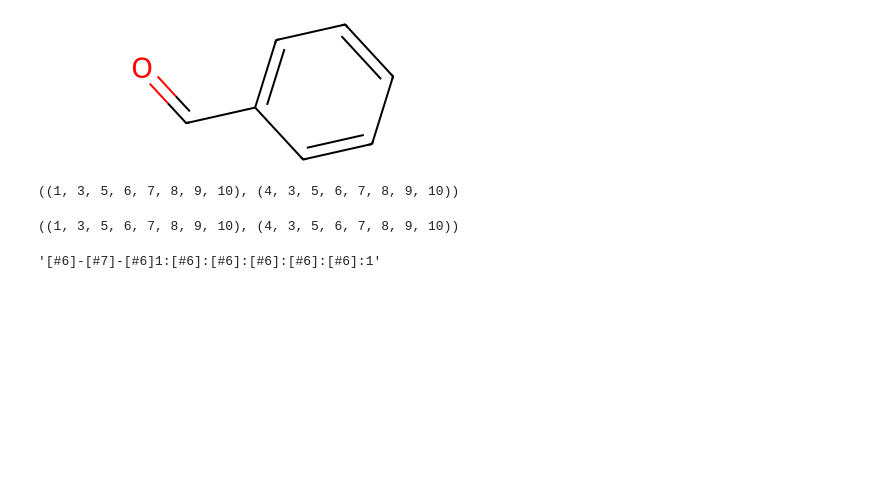
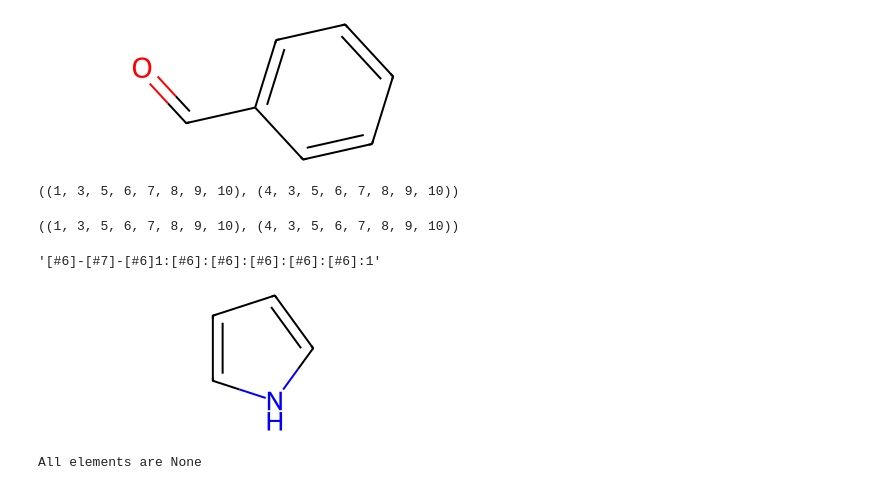
Before and after one commit to TieuLongPhan/SynRBL, a Jupyter notebook: Pipeline/Validation/check_rule_based.ipynb, the cells around one changed output. Drawn from its saved outputs; the diff is of its cells as text; code cells hidden in the pictures; blank space fills up the shorter version.

```diff
--- a/Pipeline/Validation/check_rule_based.ipynb
+++ b/Pipeline/Validation/check_rule_based.ipynb
@@ -682,3 +682,7 @@ mcs_mol = Chem.MolFromSmarts(mcs.smartsString)
 mcs.smartsString
 # %% [output]
 '[#6]-[#7]-[#6]1:[#6]:[#6]:[#6]:[#6]:[#6]:1'
+# %%
+Chem.MolFromSmiles('c1cccn1[H]')
+# %% [output]
+[figure, added]
@@ -684,0 +707,8 @@ mcs.smartsString
+# %%
+test = [None, None]
+if all(element is None for element in test):
+    print("All elements are None")
+else:
+    print("Not all elements are None")
+# %% [output]
+All elements are None
```
Also changed, not shown: parts of 2 cells of this notebook, 8 other files.
